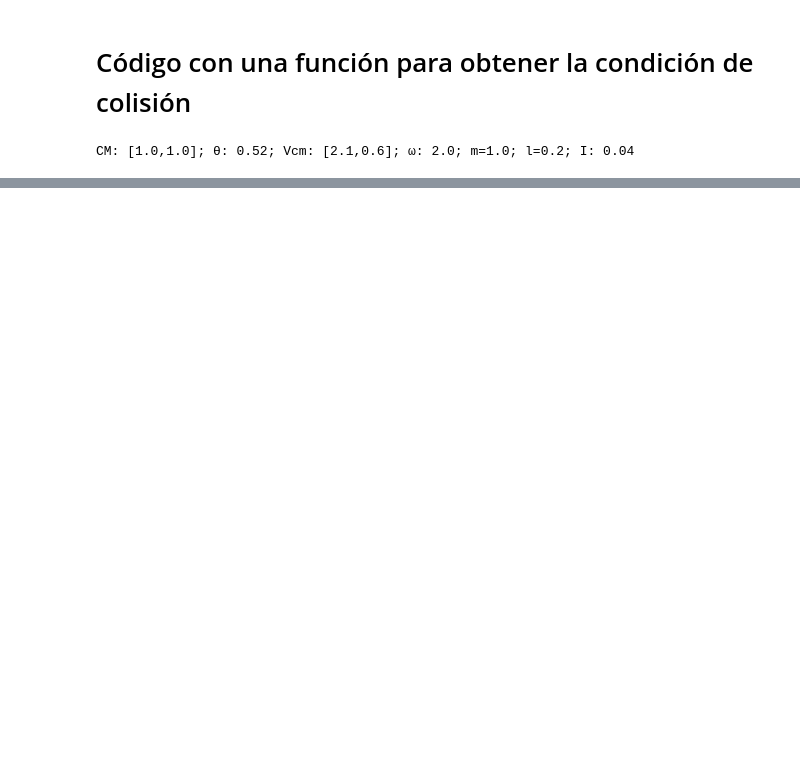
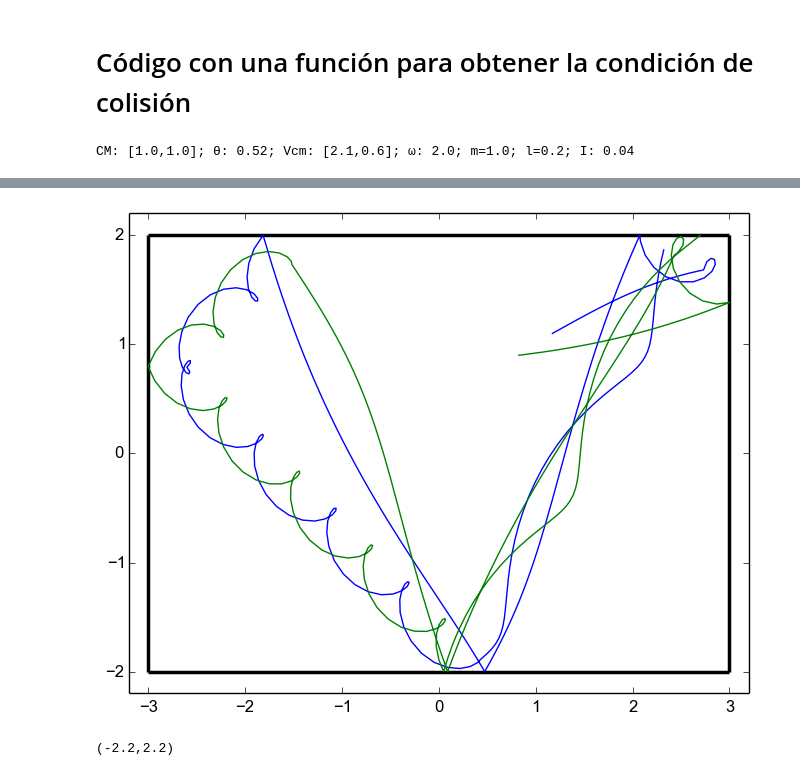
Before and after one commit to dpsanders/dumbbell, a Jupyter notebook: debugging.ipynb, the cells around one changed output, grey strips where cells are left out. Saved outputs shown, nothing was run; the diff lists cells and outputs as text; code cells hidden in the pictures; blank space fills up the shorter version.

```diff
--- a/debugging.ipynb
+++ b/debugging.ipynb
@@ -397,0 +429,13 @@ directional_collision(manc, [-2,2],2)
+# %%
+reset_dummbell(manc)
+
+times, p1, p2 =orbit(manc,12.);
+
+plot(p1[1:end,1], p1[1:end,2])
+plot(p2[1:end,1], p2[1:end,2])
+hlines([-2,2], -3, 3, lw=2.5)
+vlines([-3,3], -2, 2, lw=2.5)
+xlim(-3.2,3.2); ylim(-2.2, 2.2)
+# %% [output]
+[figure, added]
+(-2.2,2.2)
```
Also changed, not shown: parts of 9 cells of this notebook, 1 other file.
